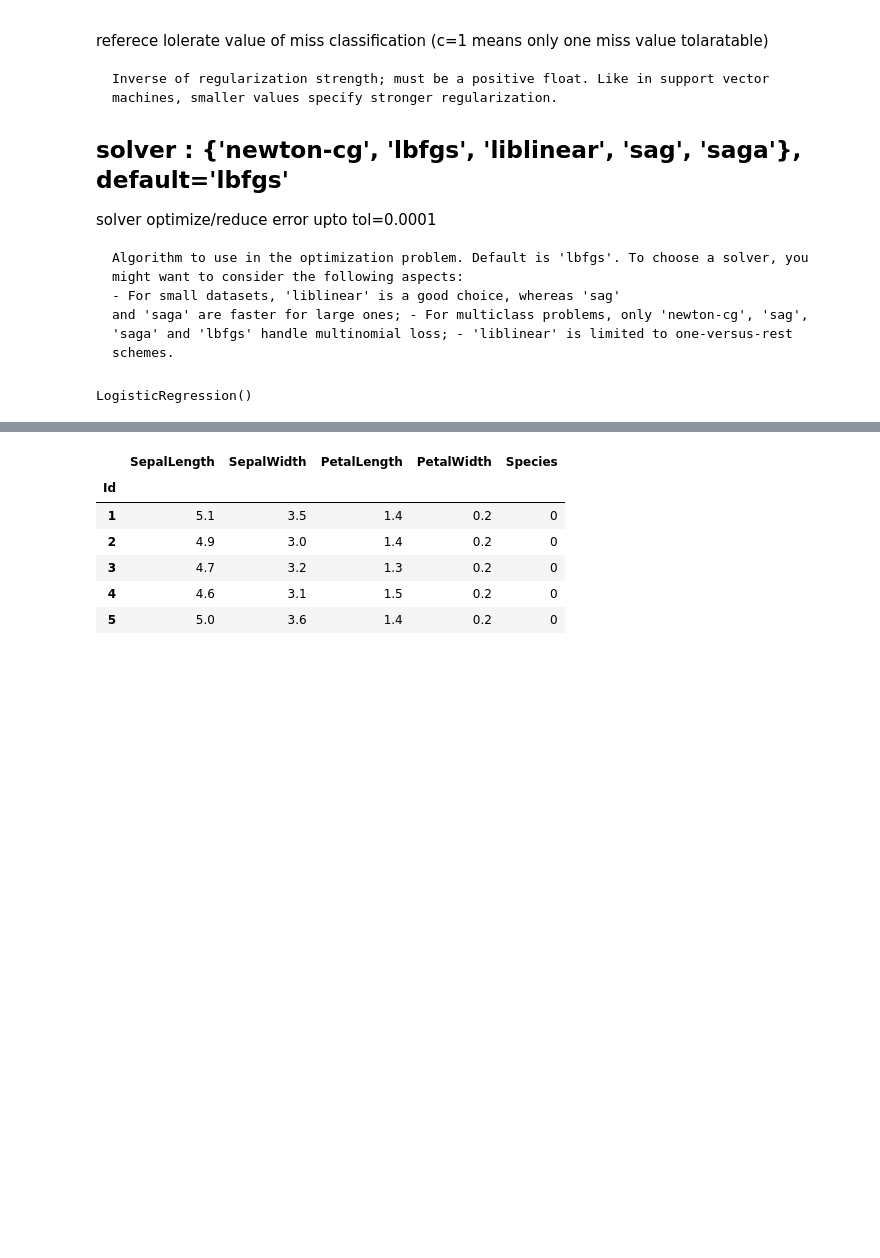
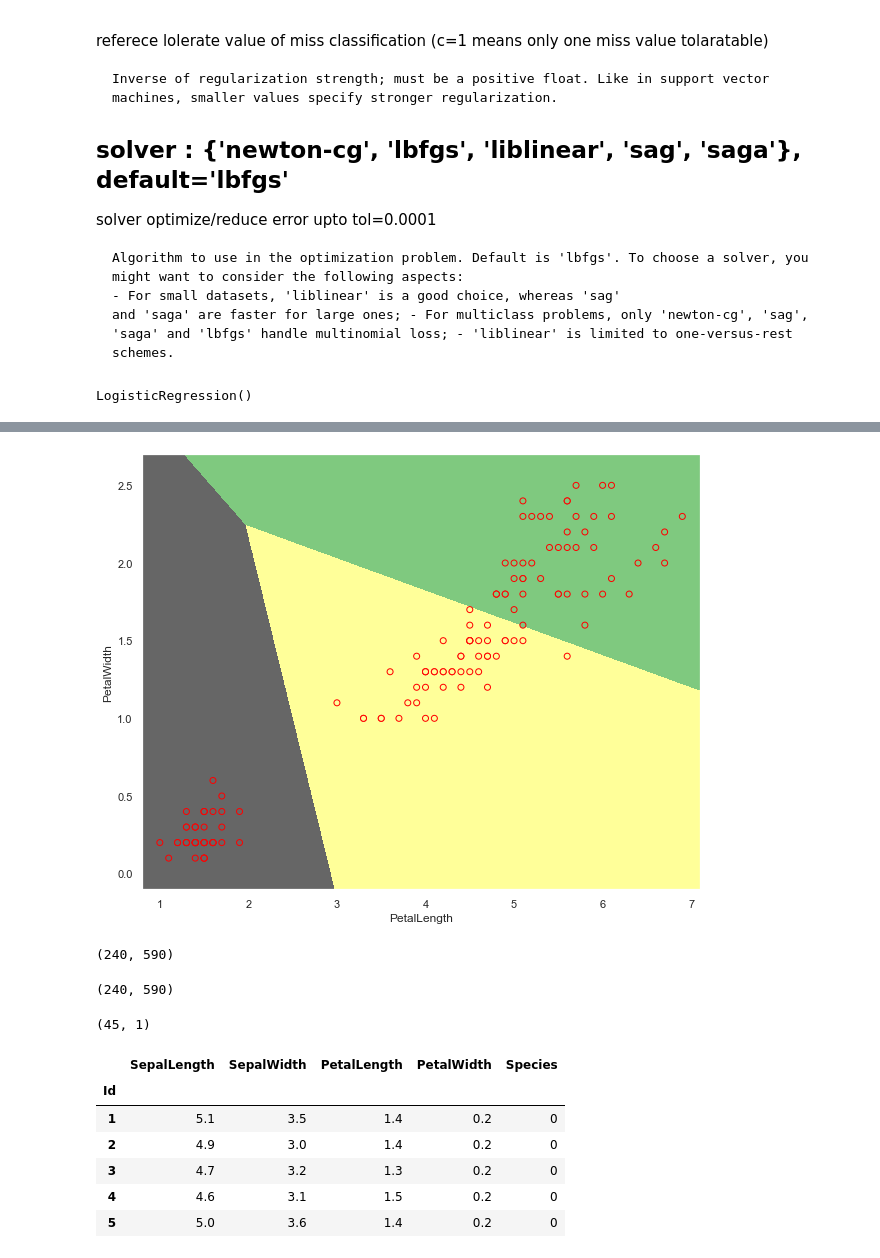
Before and after one commit to Rasel-25/ML, a Jupyter notebook: Classification/LogisticRegression.ipynb, the cells around one changed output, grey strips where cells are left out. Cells and saved outputs as stored; diff of their text form; code cells hidden in the pictures; blank space fills up the shorter version.

```diff
--- a/Classification/LogisticRegression.ipynb
+++ b/Classification/LogisticRegression.ipynb
@@ -348,0 +431,9 @@ array([[3.71318893e-03, 8.11915925e-01, 1.84370886e-01],
+# %%
+xmin,xmax=Features.PetalLength.values.min(), Features.PetalLength.values.max()  # petalLength stay x-axis
+ymin,ymax=Features.PetalWidth.values.min(), Features.PetalWidth.values.max() # petalWidth stay y-axis
+xx,yy=np.meshgrid(
+    np.arange(xmin-0.2, xmax+0.2, 0.001), np.arange(ymin-0.2,ymax+0.2,0.001)
+)
+# %%
+grid=np.c_[xx.ravel(), yy.ravel()] # covert 2D to 1D and concat value of x(PetalLength) with value of y(PetalWidth)
+grid
@@ -348,0 +448,3 @@ array([[3.71318893e-03, 8.11915925e-01, 1.84370886e-01],
+# %%
+ypred_2=clf3.predict(grid) # predict the grid
+ypred_2
@@ -348,0 +453,3 @@ array([[3.71318893e-03, 8.11915925e-01, 1.84370886e-01],
+# %%
+ypred_2=ypred_2.reshape(yy.shape) # reshape 1D to 2D
+ypred_2
@@ -349,3 +464,26 @@ array([[3.71318893e-03, 8.11915925e-01, 1.84370886e-01],
+# %%
+plt.figure(1,figsize=(10,8))
+plt.pcolormesh(xx,yy,ypred_2)
+plt.set_cmap(plt.cm.Accent_r)
+predictions=clf3.predict(Features[best_feature])
+plt.scatter(Features.PetalLength,Features.PetalWidth, c=predictions,edgecolors='red')
+plt.xlabel('PetalLength')
+plt.ylabel('PetalWidth')
+plt.show()
+# %% [output]
+[figure, added]
+# %%
+xx.shape
+# %% [output]
+(240, 590)
+# %%
+yy.shape
+# %% [output]
+(240, 590)
+# %%
+ytest.shape
+# %% [output]
+(45, 1)
 # %%
 data.head()
 # %% [output]
```
Also changed, not shown: parts of 46 cells of this notebook.
